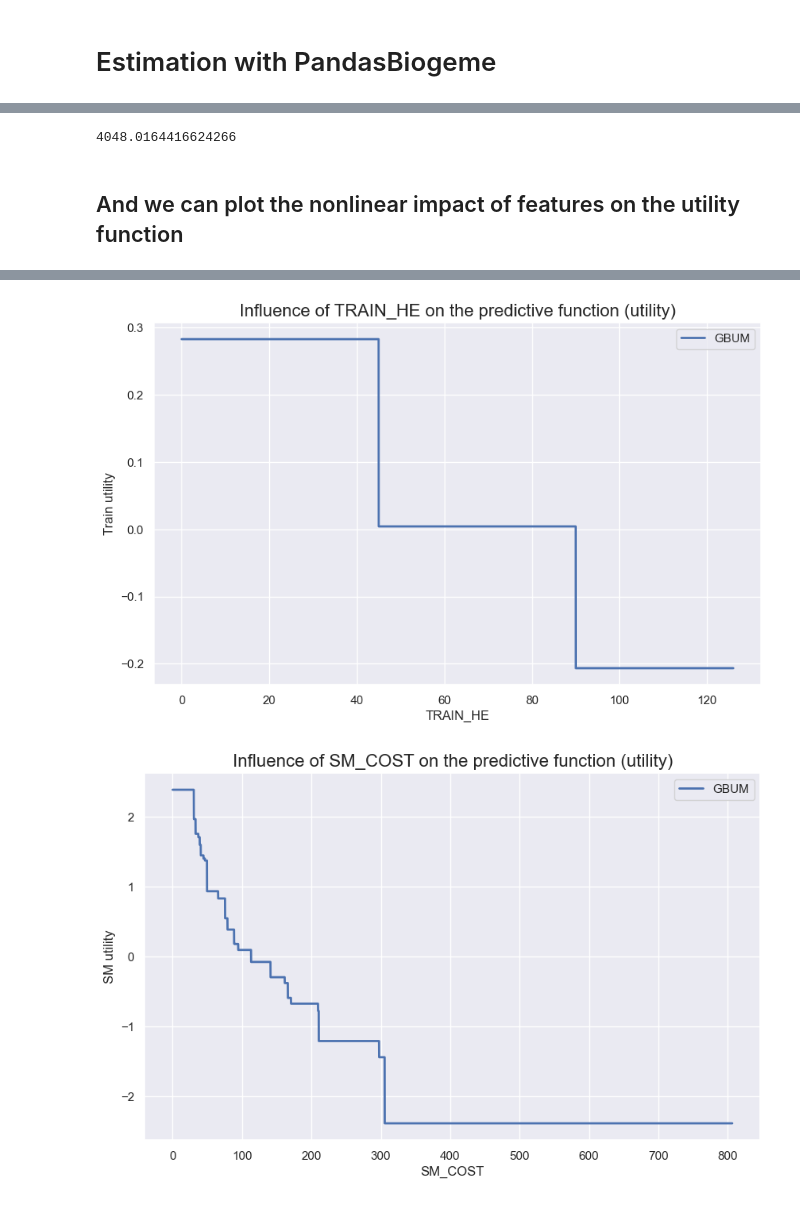
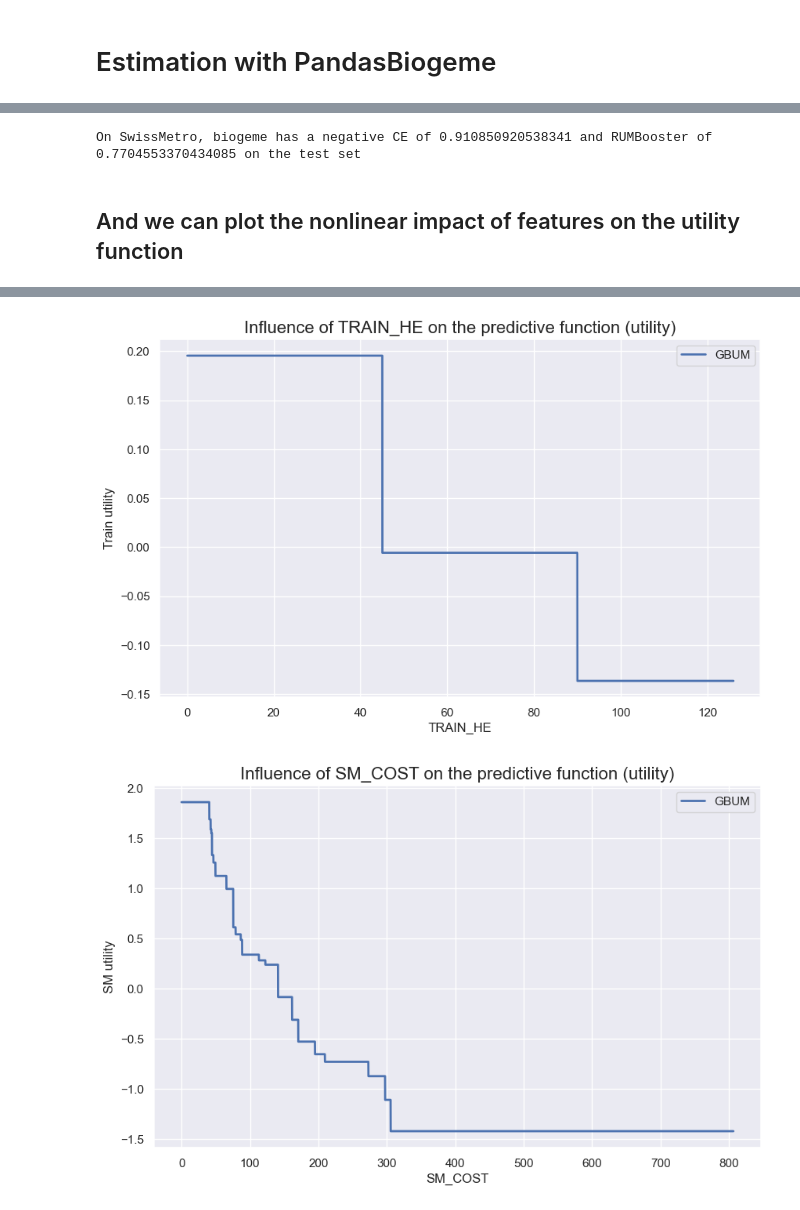
Before and after one commit to NicoSlvd/GBM-feature-extraction, a Jupyter notebook: Multiclass problem/demo_swissmetro.ipynb, the cells around one changed output, grey strips where cells are left out. Drawn from its saved outputs; the diff is of its cells as text; code cells hidden in the pictures.

```diff
--- a/Multiclass problem/demo_swissmetro.ipynb
+++ b/Multiclass problem/demo_swissmetro.ipynb
@@ -74,13 +75,16 @@ Output file: None
 # %%
-from demo_swissmetro import gbum_train
+from demo_swissmetro import rumb_train
 
 params = {'max_depth': 1,
-            'num_boost_round': 301,
+            'num_boost_round': 100,
             'objective':'multiclass',
-            'learning_rate': 0.2,
+            'learning_rate': 0.3,
             'verbosity': 1,
-            'num_classes': 3
+            'num_classes': 3,
+            'min_sum_hessian': 1e-6,
+            'min_data_in_leaf': 1,
+            'early_stopping_round':5
             }
 
-gbum_demo = gbum_train(biogeme, params)
+rumb_demo = rumb_train(biogeme, params)
 # %% [output]
@@ -104,11 +108,13 @@ You can set `force_col_wise=true` to remove the overhead.
-# %%
-0.747694207916961*5414
-# %% [output]
-4048.0164416624266
+# %%
+from demo_swissmetro import compare_models
+
+compare_models(biogeme, rumb_demo, df_test, betas)
+# %% [output]
+On SwissMetro, biogeme has a negative CE of 0.910850920538341 and RUMBooster of 0.7704553370434085 on the test set
 # %% [markdown]
 ## And we can plot the nonlinear impact of features on the utility function
 # %%
 utility_names = {'0': 'Train', '1': 'SM', '2': 'Car'}
 
-gbum_demo.plot_parameters(params, df_train, utility_names)
+rumb_demo.plot_parameters(params, df_train, utility_names)
 # %% [output]
@@ -117,2 +123,2 @@ gbum_demo.plot_parameters(params, df_train, utility_names)
-[figure, old version]
+[figure, new version]
-[figure, old version]
+[figure, new version]
```
Also changed, not shown: parts of 5 cells of this notebook, 4 other files.
